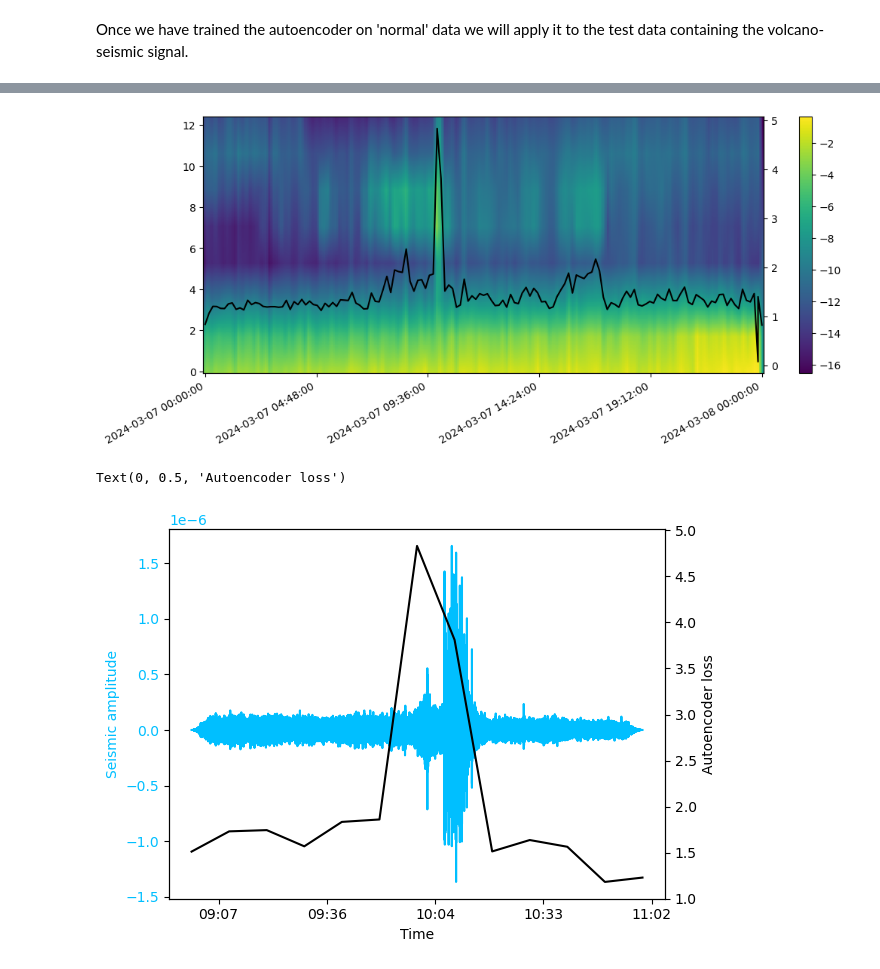
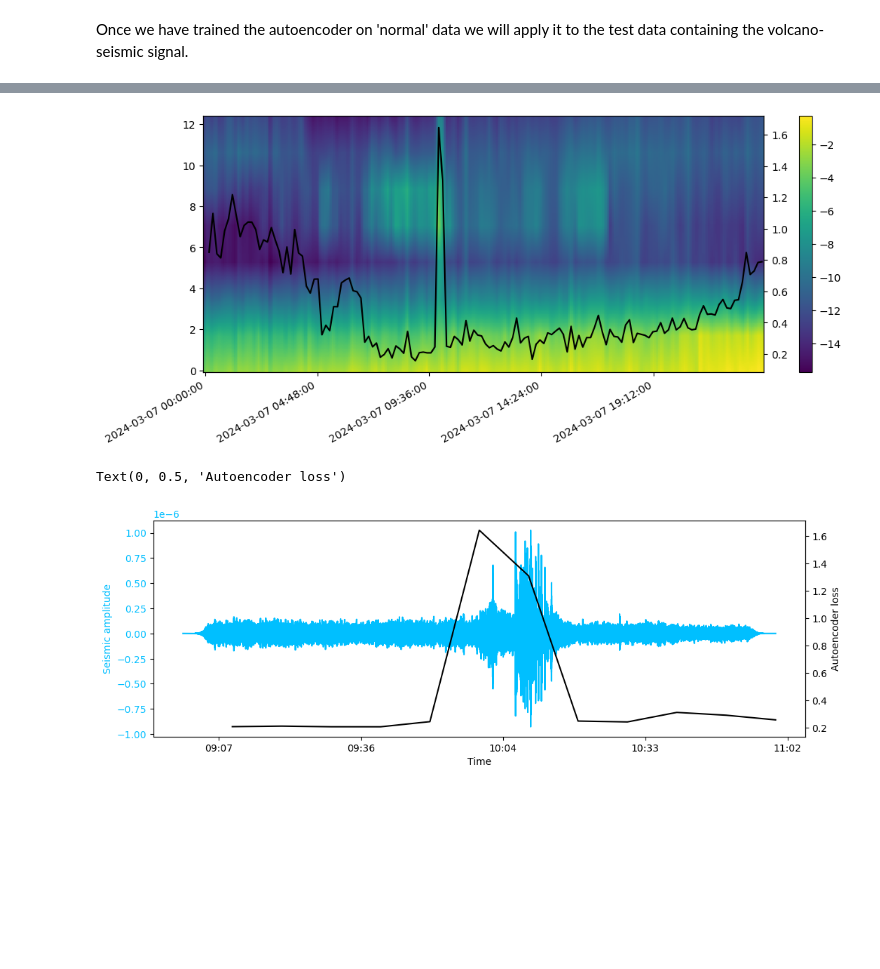
Before and after one commit to tsc-tools/zizou, a Jupyter notebook: docs/anomaly_detection.ipynb, the cells around one changed output, grey strips where cells are left out. Cells and saved outputs as stored; diff of their text form; code cells hidden in the pictures; blank space fills up the shorter version.

Commit message:
update to use new version of autoencoder

```diff
--- a/docs/anomaly_detection.ipynb
+++ b/docs/anomaly_detection.ipynb
@@ -52,6 +52,6 @@ _ = multi_feature_plot_mpl(sono, rsam)
 # %% [markdown]
 Now we can run the autoencoder for anomaly detection. Note, that it depends on the scikit-learn and pytorch packages. These are not intalled with the package so you will have to install them manually.
 # %%
-ac = AutoEncoder(epochs=100)
-ac.fit(st, new=True)
+ac = AutoEncoder(st, epochs=100)
+ac.fit()
 # %% [output]
@@ -92,6 +75,2 @@ ac.fit(st, new=True)
 # %% [markdown]
 Once we have trained the autoencoder on 'normal' data we will apply it to the test data containing the volcano-seismic signal.
-# %%
-st.starttime=starttime_test.datetime
-st.endtime=endtime_test.datetime
-xds_ac = ac.transform(st)
@@ -114,24 +91,25 @@ xds_ac = ac.transform(st)
 # %%
 sono = st('sonogram')
-_ = multi_feature_plot_mpl(sono, xds_ac['autoencoder_loss'])
+ac = st('autoencoder_loss')
+_ = multi_feature_plot_mpl(sono, ac)
 # %% [output]
-[figure, old version]
+[figure, new version]
 # %%
 rawdata.trim(UTCDateTime(2024,3,7,9,0), UTCDateTime(2024,3,7,11,0,0))
 rawdata.detrend('demean')
 rawdata.taper(max_percentage=0.05)
 rawdata.filter('bandpass', freqmin=1, freqmax=6)
-fig, ax = plt.subplots()
+fig, ax = plt.subplots(figsize=(12, 4))
 ax.plot(rawdata.times(type='matplotlib'), rawdata.data, color='deepskyblue')
 ax1 = ax.twinx()
-acloss = xds_ac['autoencoder_loss'].loc[{'datetime': slice('2024-03-07T9:00:00', '2024-03-07T11:00:00')}]
+acloss = ac.loc[{'datetime': slice('2024-03-07T9:00:00', '2024-03-07T11:00:00')}]
 ax1.plot(mdates.date2num(acloss.datetime), acloss.data, color='black')
 ax.tick_params(axis='y', labelcolor='deepskyblue')
 date_format = mdates.DateFormatter('%H:%M')
 ax.xaxis.set_major_formatter(date_format)
 ax.set_xlabel('Time')
 ax.set_ylabel('Seismic amplitude', color='deepskyblue')
 ax1.set_ylabel('Autoencoder loss', color='black')
 # %% [output]
 Text(0, 0.5, 'Autoencoder loss')
-[figure, old version]
+[figure, new version]
```
Also changed, not shown: parts of 4 cells of this notebook.
